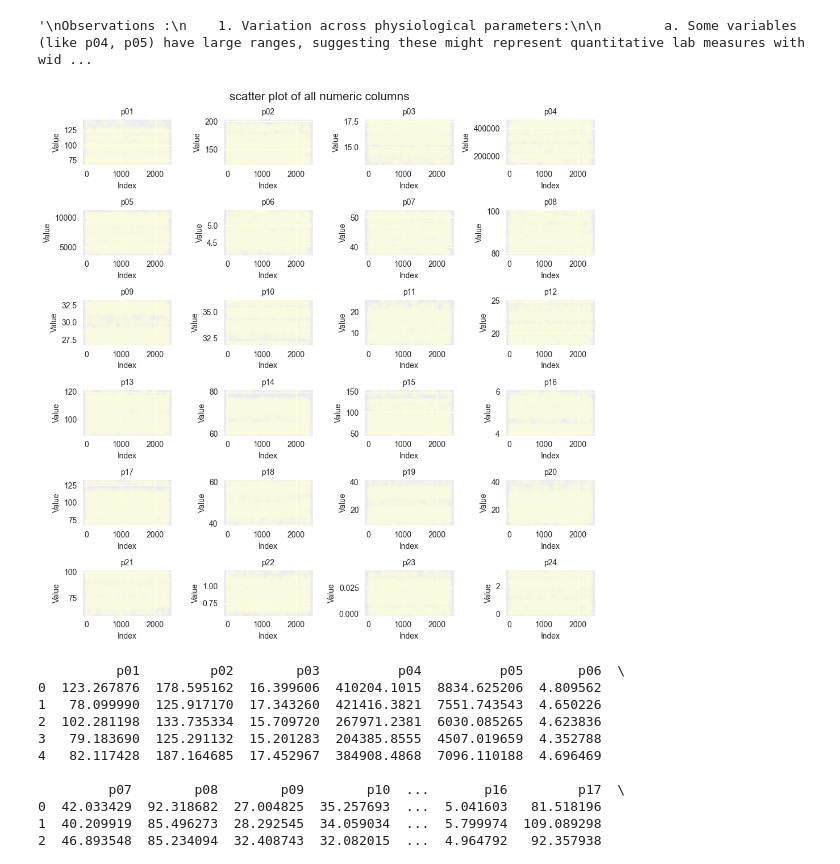
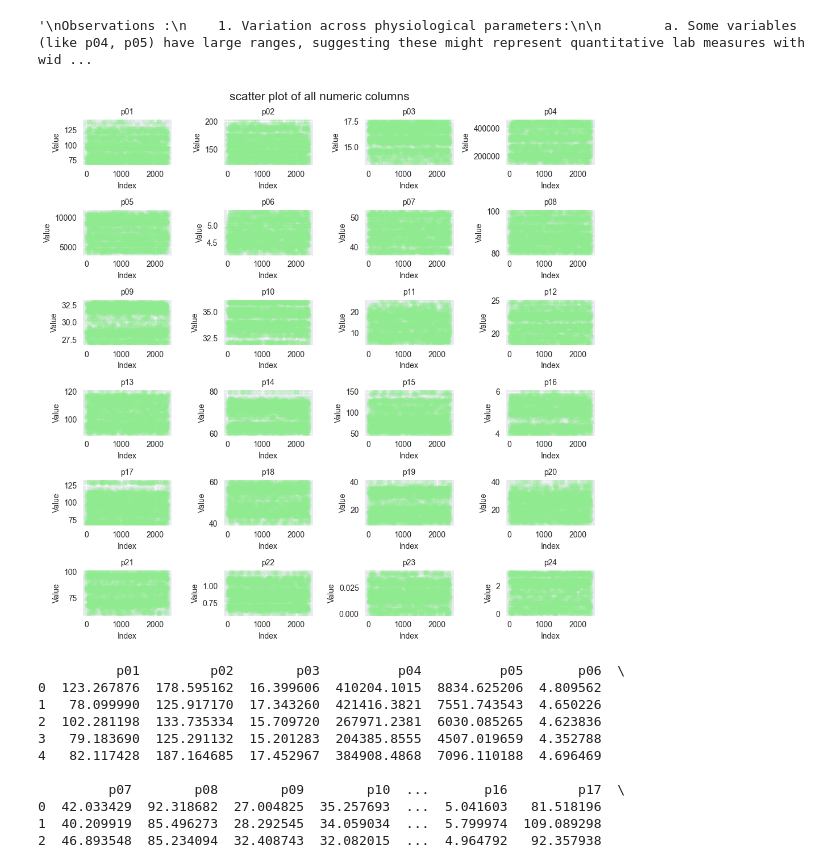
Before and after one commit to swapnilk0607/pml, a Jupyter notebook: content/swapnilkatale/Ex-7-EDA/eda_solution.ipynb, the cells around one changed output. Cells and saved outputs as stored; diff of their text form; code cells hidden in the pictures.

```diff
--- a/content/swapnilkatale/Ex-7-EDA/eda_solution.ipynb
+++ b/content/swapnilkatale/Ex-7-EDA/eda_solution.ipynb
@@ -104,23 +104,23 @@ p24       2.37022       3.00  -0.22840  -1.27534
 # %%
 """
 4. Is this data a time-series data? Do you expect any trends in each of the columns? Can you make any conclusions by creating a scatter plot of values of each column?
 """
 #%pip install seaborn
 fig, axes = plt.subplots(6, 4, figsize=(10, 10))
 axes = axes.flatten()
 num_columns = df.select_dtypes(include=['number']).columns
 
 for i, col in enumerate(num_columns):
-    sns.scatterplot(x=df.index, y=df[col], ax=axes[i], color='lightyellow', alpha=0.2, edgecolor=None)
+    sns.scatterplot(x=df.index, y=df[col], ax=axes[i], color='lightgreen', alpha=0.2, edgecolor=None)
     axes[i].set_title(col, fontsize=10)
     axes[i].set_xlabel("Index")
     axes[i].set_ylabel("Value")
 
 plt.suptitle('scatter plot of all numeric columns', fontsize=15)
 plt.tight_layout()
 plt.show()
 # %% [output]
-[figure, old version]
+[figure, new version]
 # %%
 """
 5.Based on the information available so far, what will be your strategy for dealing with the missing values?
```
